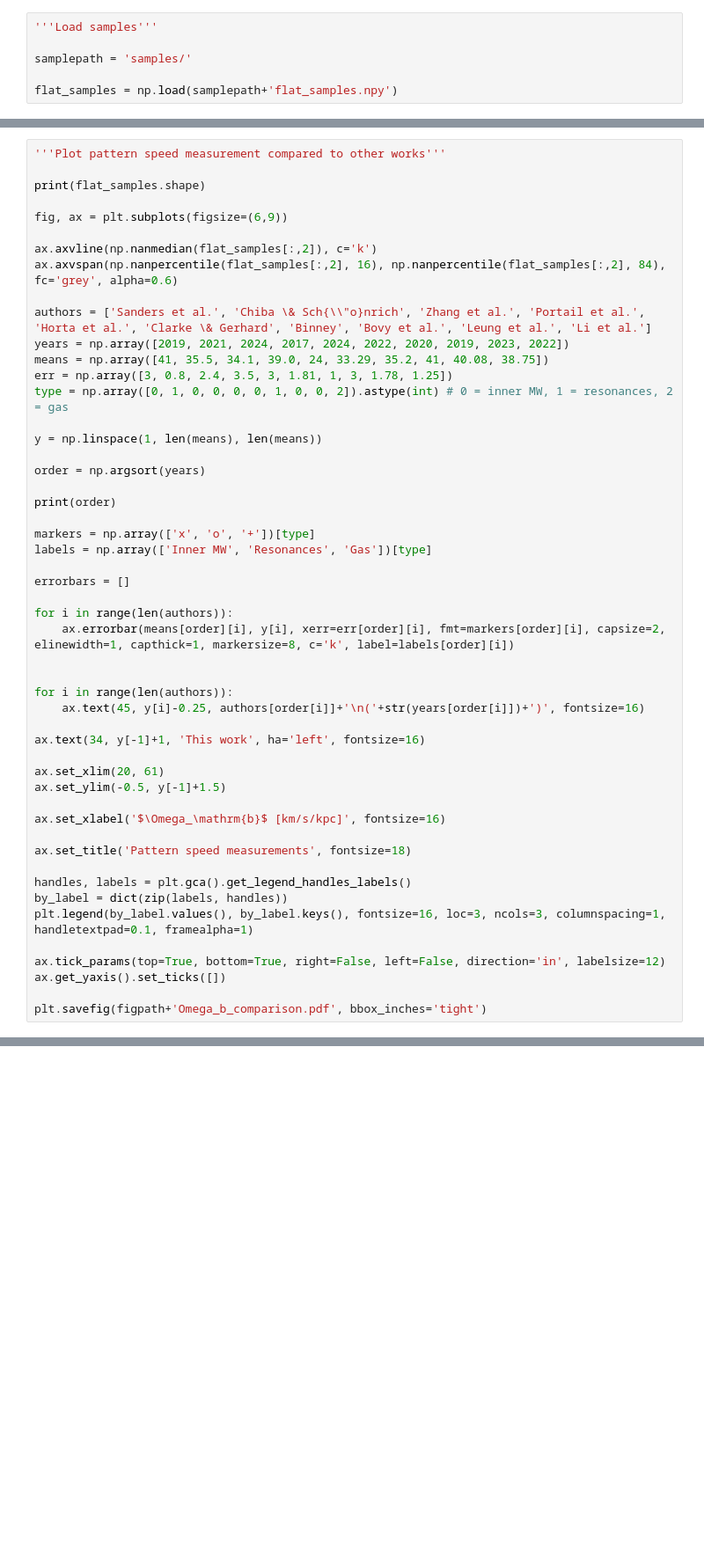
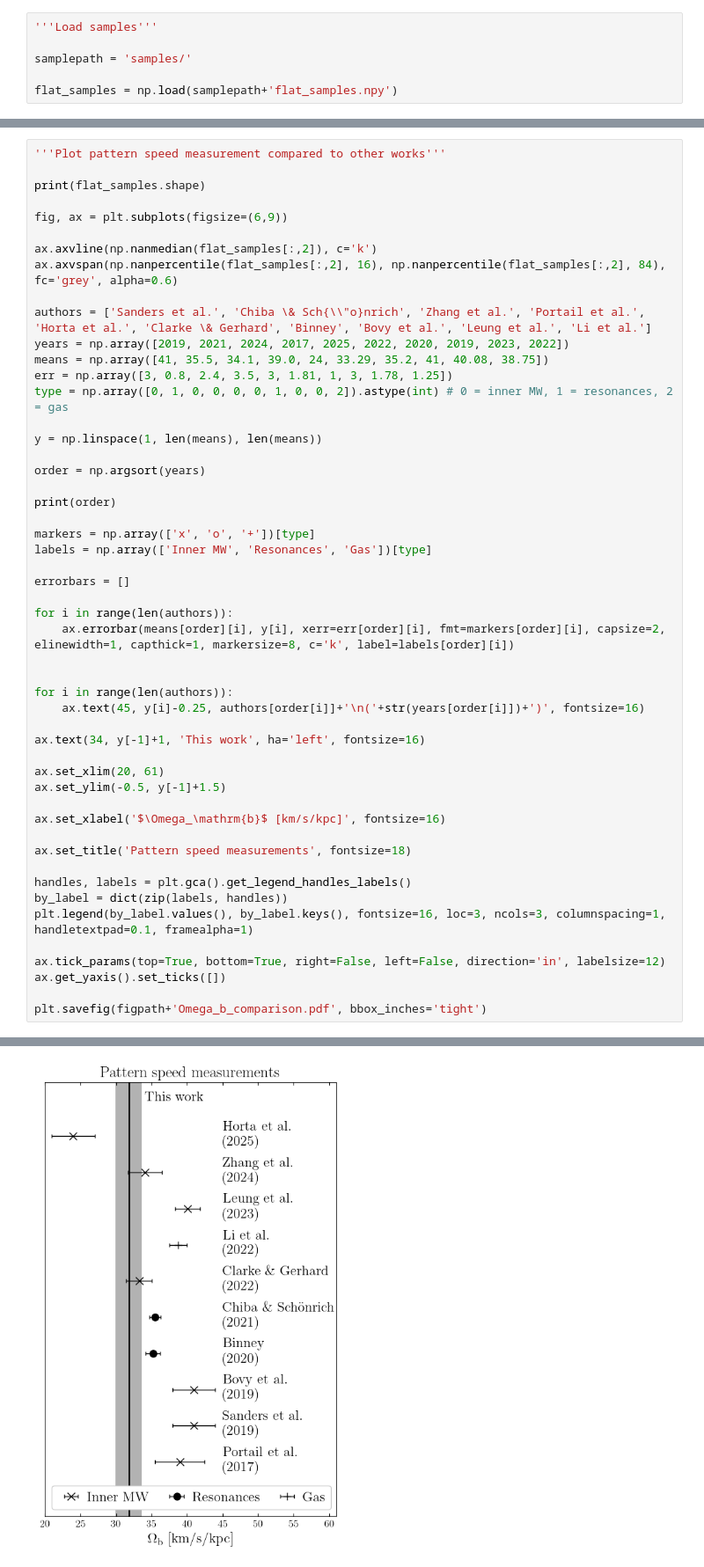
Before and after one commit to adllmr/resonances, a Jupyter notebook: pot_pat_fit.ipynb, the cells around one changed output, grey strips where cells are left out. Shown at 88% size. Cells and saved outputs as stored; diff of their text form; blank space fills up the shorter version.

```diff
--- a/pot_pat_fit.ipynb
+++ b/pot_pat_fit.ipynb
@@ -1248,7 +1248,7 @@ ax.axvline(np.nanmedian(flat_samples[:,2]), c='k')
 ax.axvspan(np.nanpercentile(flat_samples[:,2], 16), np.nanpercentile(flat_samples[:,2], 84), fc='grey', alpha=0.6)
 
 authors = ['Sanders et al.', 'Chiba \& Sch{\\"o}nrich', 'Zhang et al.', 'Portail et al.', 'Horta et al.', 'Clarke \& Gerhard', 'Binney', 'Bovy et al.', 'Leung et al.', 'Li et al.']
-years = np.array([2019, 2021, 2024, 2017, 2024, 2022, 2020, 2019, 2023, 2022])
+years = np.array([2019, 2021, 2024, 2017, 2025, 2022, 2020, 2019, 2023, 2022])
 means = np.array([41, 35.5, 34.1, 39.0, 24, 33.29, 35.2, 41, 40.08, 38.75])
 err = np.array([3, 0.8, 2.4, 3.5, 3, 1.81, 1, 3, 1.78, 1.25])
 type = np.array([0, 1, 0, 0, 0, 0, 1, 0, 0, 2]).astype(int) # 0 = inner MW, 1 = resonances, 2 = gas
@@ -1288,3 +1288,4 @@ ax.tick_params(top=True, bottom=True, right=False, left=False, direction='in', l
 ax.get_yaxis().set_ticks([])
 
 plt.savefig(figpath+'Omega_b_comparison.pdf', bbox_inches='tight')
+# %% [output]
@@ -1291,3 +1294,4 @@ plt.savefig(figpath+'Omega_b_comparison.pdf', bbox_inches='tight')
+[figure, added]
 # %%
 '''Plot posterior distributions for different priors on v_c0'''
 
```
Also changed, not shown: parts of 1 cell of this notebook.
